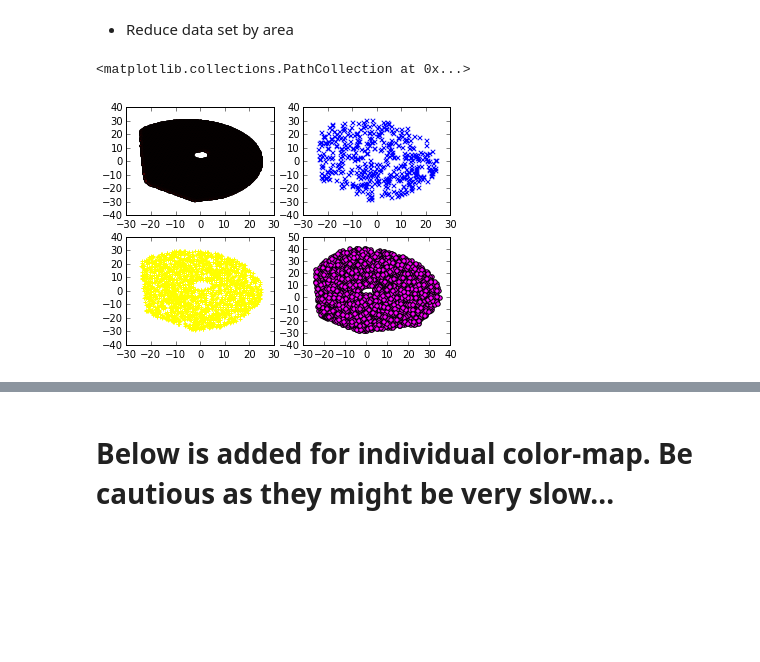
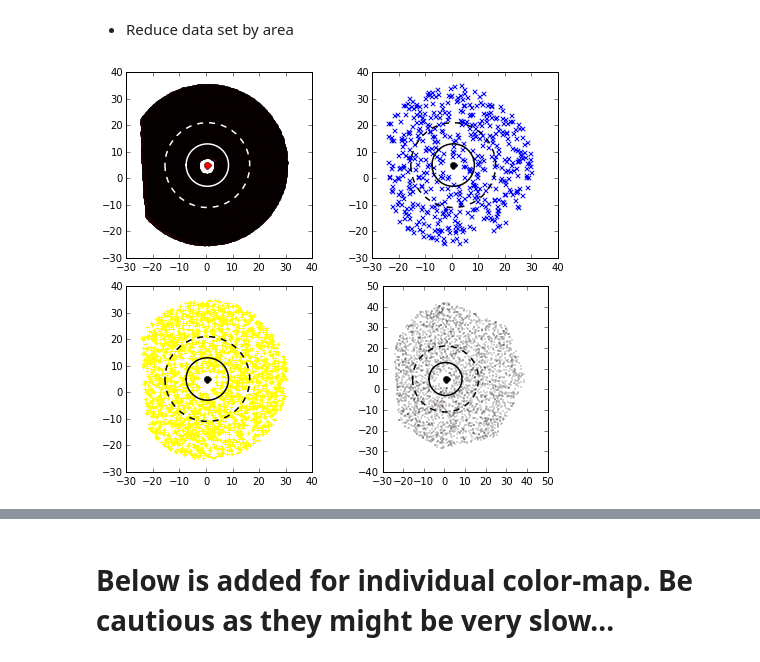
Before and after one commit to youngung/forming_limit_dic, a Jupyter notebook: tutorials/DIC_analysis/IF_steel/PSRD/DIC_analysis_pure_IPYNB_MatlabFile_PSRD_20141112.ipynb, the cells around one changed output, grey strips where cells are left out. Drawn from its saved outputs; the diff is of its cells as text; code cells hidden in the pictures; blank space fills up the shorter version.

```diff
--- a/tutorials/DIC_analysis/IF_steel/PSRD/DIC_analysis_pure_IPYNB_MatlabFile_PSRD_20141112.ipynb
+++ b/tutorials/DIC_analysis/IF_steel/PSRD/DIC_analysis_pure_IPYNB_MatlabFile_PSRD_20141112.ipynb
@@ -301,42 +387,66 @@ def rr(x,y,rad,x0,y0,p,*args):
     zs=r_area(x,y,rad,x0,y0,*args)
     #print len(zs[0]), '->',
 
     if p<0: return zs
     elif p>0 and p<1:
         #print len(zs[0])
         n = int(len(zs[0])*p)
         #print n
     elif p==1:
         return zs
 
     slc = random.choice(len(zs[0]),n)
     Z=[]
     for i in range(len(zs)):
         Z.append(zs[i][slc])
     return Z
 
 def stat(dat):
     return np.average(dat), np.std(dat)
 
 
 ## application
 key = 'e_vonmises'
 x_,y_,z_=dat_mask(dat_raw,0,'X','Y',key)
 
 ## masking by 'area' and extract from only a portion of total data
-fig=plt.figure()
-ax1=fig.add_subplot(221)
-ax2=fig.add_subplot(222)
-ax3=fig.add_subplot(223)
-ax4=fig.add_subplot(224)
-x,y,z = rr(x_,y_,30,-5,0,1,x_,y_,z_)
+fig=plt.figure(figsize=(7,9))
+ax1=fig.add_subplot(323)
+ax2=fig.add_subplot(324)
+ax3=fig.add_subplot(325)
+ax4=fig.add_subplot(326)
+
+## for PSRD
+x0=0.5; y0=5.;
+rad_washer=16.
+rad=8.
+
+x,y,z = rr(x_,y_,30,x0,y0,1,x_,y_,z_)
 ax1.scatter(x,y,marker='.',c='red')
-x,y,z = rr(x_,y_,30,-5,0,0.01,x_,y_,z_)
+x,y,z = rr(x_,y_,30,x0,y0,0.01,x_,y_,z_)
 ax2.scatter(x,y,marker='x',c='blue')
-x,y,z = rr(x_,y_,30,-5,0,0.05,x_,y_,z_)
+x,y,z = rr(x_,y_,30,x0,y0,0.05,x_,y_,z_)
 ax3.scatter(x,y,marker='+',c='yellow')
-x,y,z = rr(x_,y_,40,-5,0,0.05,x_,y_,z_)
-ax4.scatter(x,y,marker='o',c='magenta')
+x,y,z = rr(x_,y_,40,x0,y0,0.05,x_,y_,z_)
+ax4.scatter(x,y,marker='o',c='magenta',s=0.04)
+
+## Trace of window of the washer
+thw=np.linspace(-pi,pi)
+xw=np.cos(thw)*rad_washer+x0
+yw=np.sin(thw)*rad_washer+y0
+xa=np.cos(thw)*rad+x0
+ya=np.sin(thw)*rad+y0
+
+ax1.plot(x0,y0,'ro')
+ax1.plot(xw,yw,'w--')
+ax1.plot(xa,ya,'w-')
+
+for ax in fig.axes[1:]:
+    ax.plot(x0,y0,'ko')
+    ax.plot(xw,yw,'k--')
+    ax.plot(xa,ya,'k-')
+for ax in fig.axes:
+    ax.set_aspect('equal')
+plt.tight_layout()
 # %% [output]
-<matplotlib.collections.PathCollection at 0x...>
-[figure, old version]
+[figure, new version]
```
Also changed, not shown: parts of 7 cells of this notebook, 7 other files.
